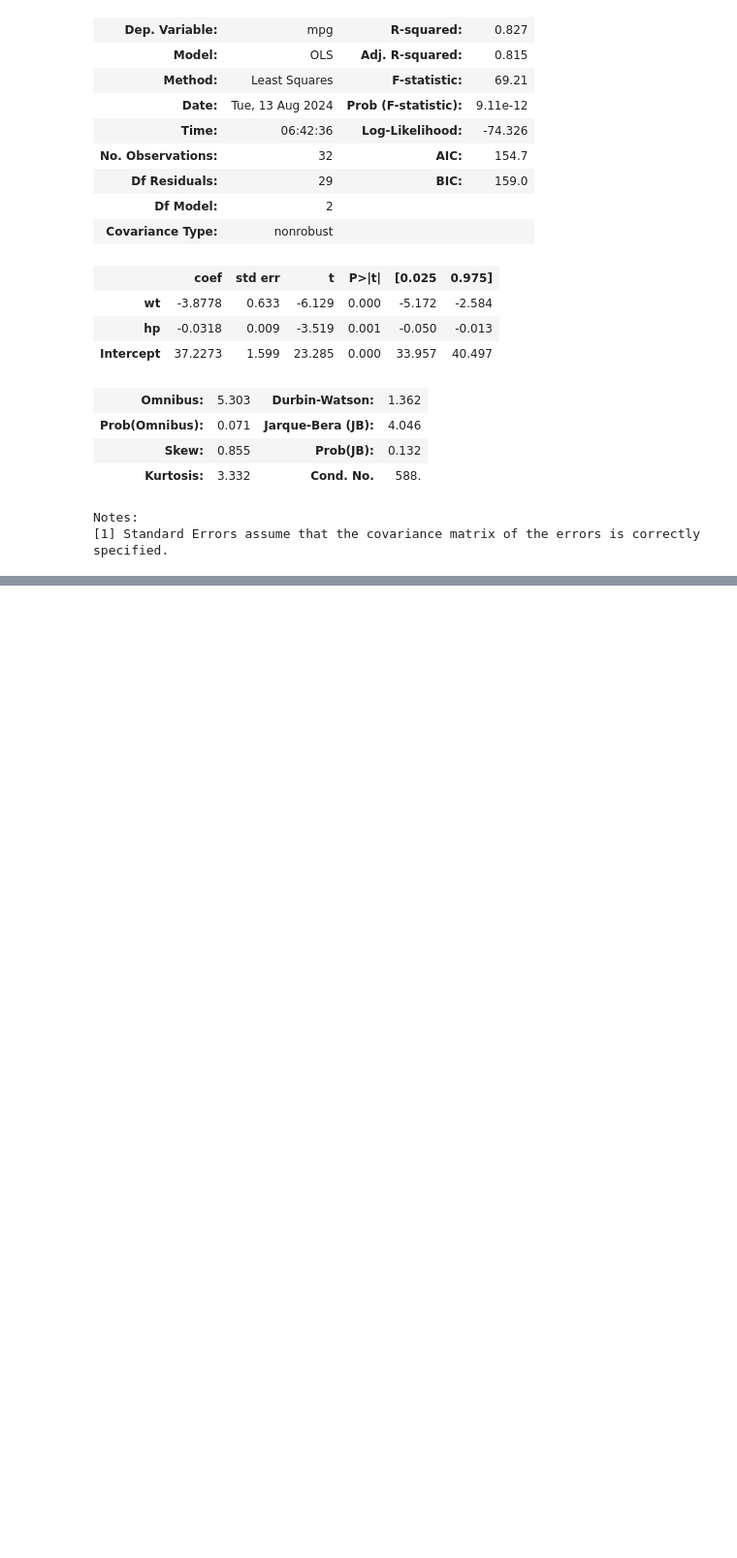
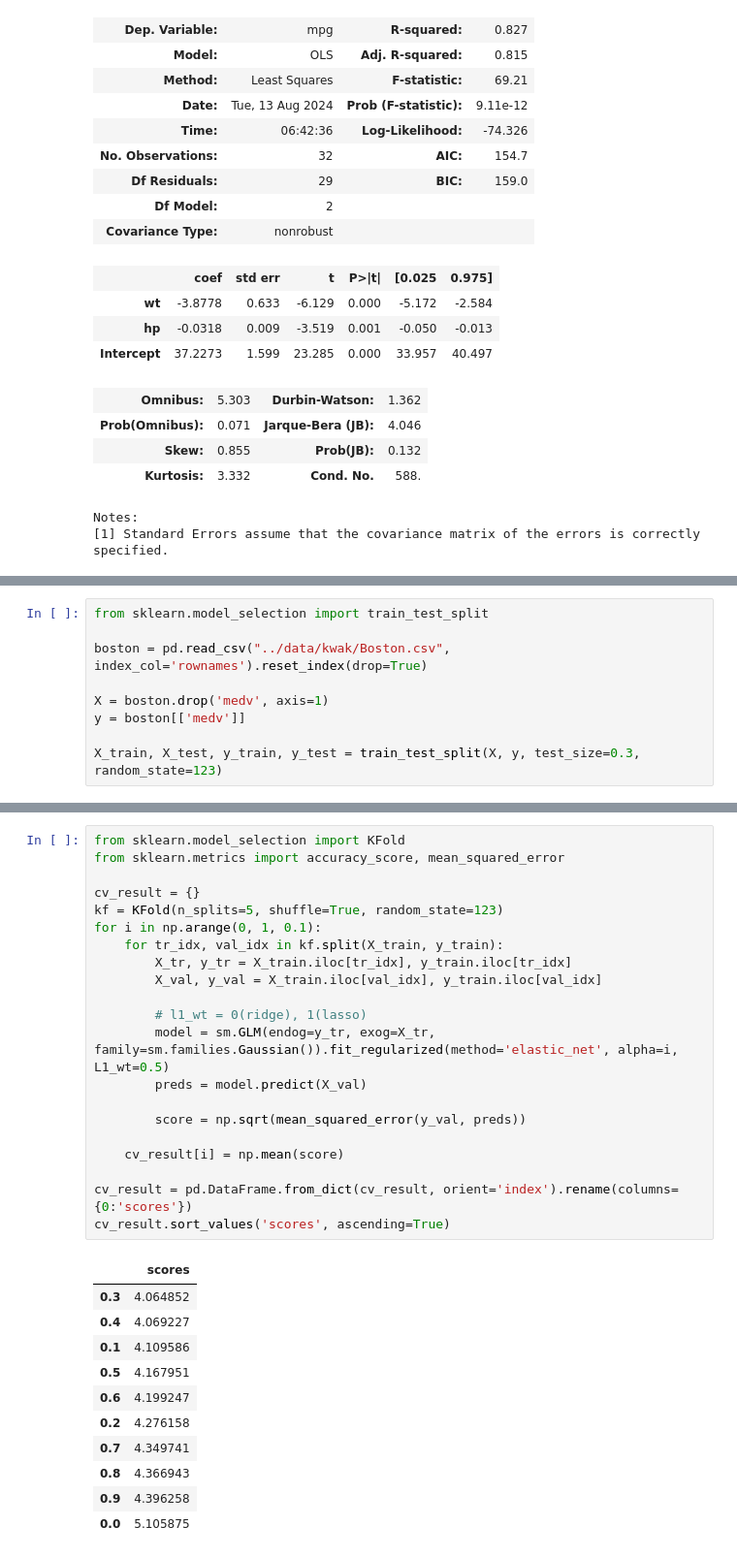
Before and after one commit to klee30810/ADP-study, a Jupyter notebook: stats/kwak/Chap 07. 회귀분석.ipynb, the cells around one changed output, grey strips where cells are left out. Shown: that part at 97% size. Cells and saved outputs as stored; diff of their text form; blank space fills up the shorter version.

Commit message:
kwak penalty regression update

```diff
--- a/stats/kwak/Chap 07. 회귀분석.ipynb
+++ b/stats/kwak/Chap 07. 회귀분석.ipynb
@@ -755,0 +767,9 @@ med_model1.summary()
+# %%
+from sklearn.model_selection import train_test_split
+
+boston = pd.read_csv("../data/kwak/Boston.csv", index_col='rownames').reset_index(drop=True)
+
+X = boston.drop('medv', axis=1)
+y = boston[['medv']]
+
+X_train, X_test, y_train, y_test = train_test_split(X, y, test_size=0.3, random_state=123)
@@ -755,0 +780,33 @@ med_model1.summary()
+# %%
+from sklearn.model_selection import KFold
+from sklearn.metrics import accuracy_score, mean_squared_error
+
+cv_result = {}
+kf = KFold(n_splits=5, shuffle=True, random_state=123)
+for i in np.arange(0, 1, 0.1):
+    for tr_idx, val_idx in kf.split(X_train, y_train):
+        X_tr, y_tr = X_train.iloc[tr_idx], y_train.iloc[tr_idx]
+        X_val, y_val = X_train.iloc[val_idx], y_train.iloc[val_idx]
+
+        # l1_wt = 0(ridge), 1(lasso)
+        model = sm.GLM(endog=y_tr, exog=X_tr, family=sm.families.Gaussian()).fit_regularized(method='elastic_net', alpha=i, L1_wt=0.5)
+        preds = model.predict(X_val)
+
+        score = np.sqrt(mean_squared_error(y_val, preds))
+
+    cv_result[i] = np.mean(score)
+
+cv_result = pd.DataFrame.from_dict(cv_result, orient='index').rename(columns={0:'scores'})
+cv_result.sort_values('scores', ascending=True)
+# %% [output]
+|  | scores |
+| 0.3 | 4.064852 |
+| 0.4 | 4.069227 |
+| 0.1 | 4.109586 |
+| 0.5 | 4.167951 |
+| 0.6 | 4.199247 |
+| 0.2 | 4.276158 |
+| 0.7 | 4.349741 |
+| 0.8 | 4.366943 |
+| 0.9 | 4.396258 |
+| 0.0 | 5.105875 |
```
Also changed, not shown: parts of 36 cells of this notebook.
